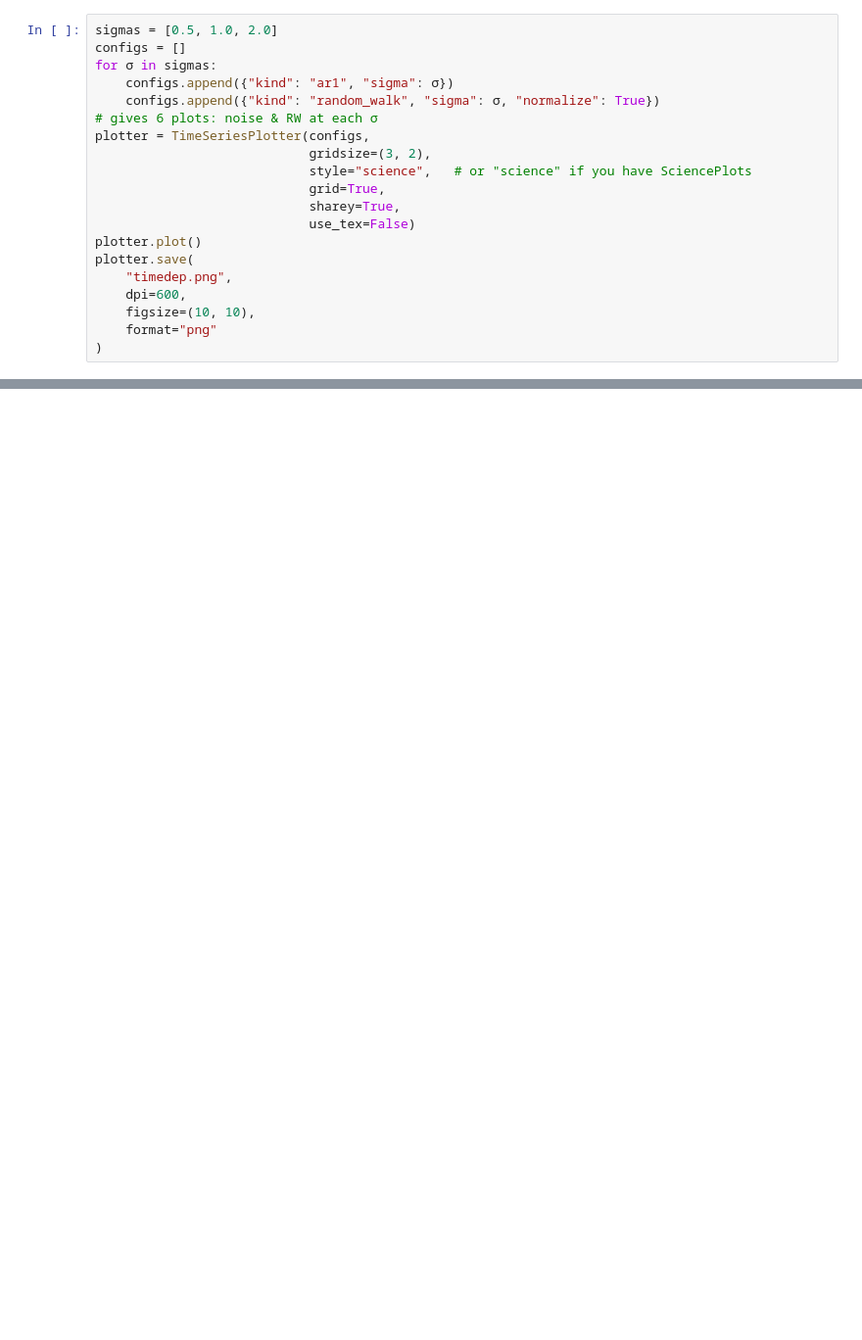
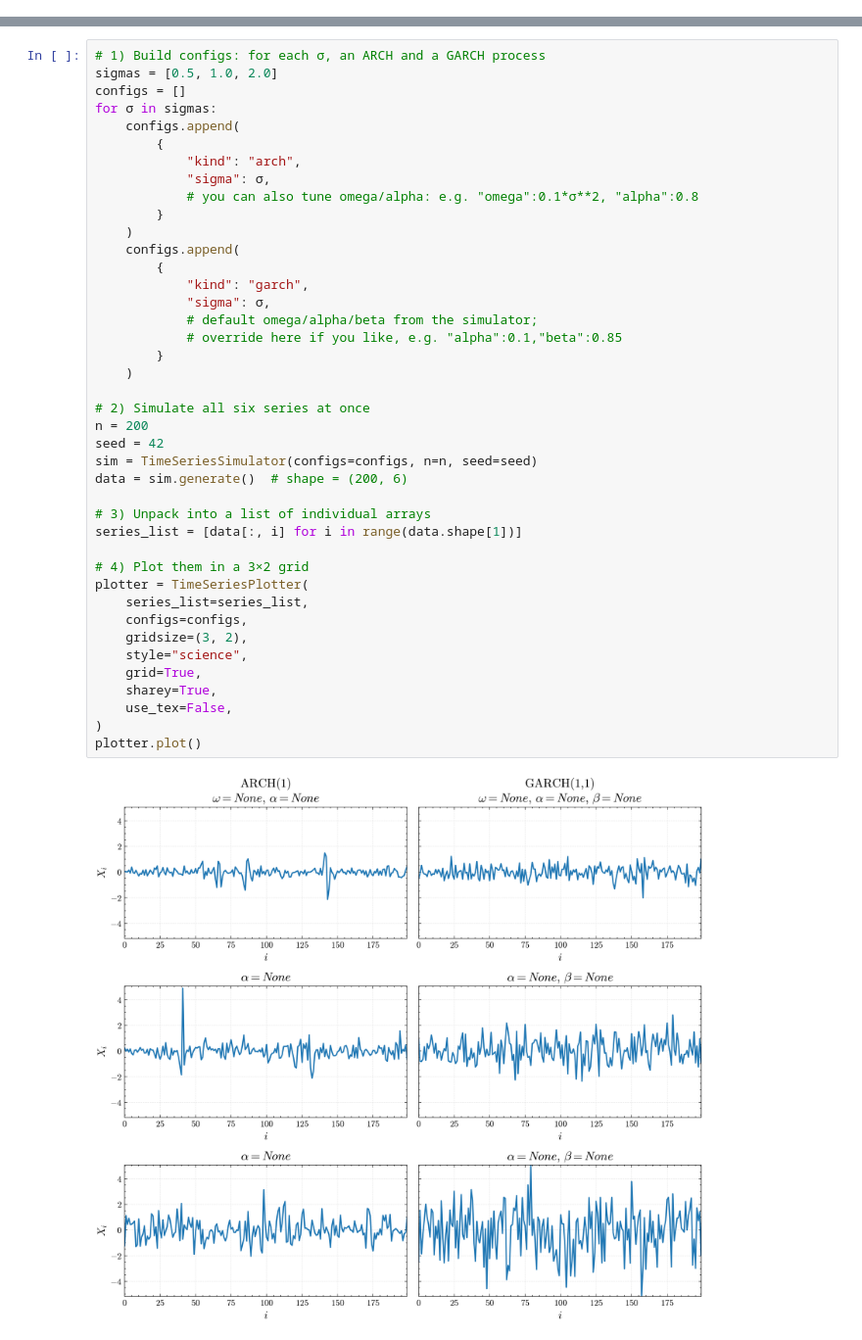
Before and after one commit to Tobias-Brock/thesis, a Jupyter notebook: notebooks/timeseries.ipynb, the cells around one changed output, grey strips where cells are left out. Shown at 98% size. Drawn from its saved outputs; the diff is of its cells as text; blank space fills up the shorter version.

```diff
--- a/notebooks/timeseries.ipynb
+++ b/notebooks/timeseries.ipynb
@@ -25,20 +62,0 @@ plotter.save(
-# %%
-sigmas = [0.5, 1.0, 2.0]
-configs = []
-for σ in sigmas:
-    configs.append({"kind": "ar1", "sigma": σ})
-    configs.append({"kind": "random_walk", "sigma": σ, "normalize": True})
-# gives 6 plots: noise & RW at each σ
-plotter = TimeSeriesPlotter(configs,
-                            gridsize=(3, 2),
-                            style="science",   # or "science" if you have SciencePlots
-                            grid=True,
-                            sharey=True,
-                            use_tex=False)
-plotter.plot()
-plotter.save(
-    "timedep.png",
-    dpi=600,
-    figsize=(10, 10),
-    format="png"
-)
@@ -61,0 +87,43 @@ plotter.save(
+# %%
+# 1) Build configs: for each σ, an ARCH and a GARCH process
+sigmas = [0.5, 1.0, 2.0]
+configs = []
+for σ in sigmas:
+    configs.append(
+        {
+            "kind": "arch",
+            "sigma": σ,
+            # you can also tune omega/alpha: e.g. "omega":0.1*σ**2, "alpha":0.8
+        }
+    )
+    configs.append(
+        {
+            "kind": "garch",
+            "sigma": σ,
+            # default omega/alpha/beta from the simulator;
+            # override here if you like, e.g. "alpha":0.1,"beta":0.85
+        }
+    )
+
+# 2) Simulate all six series at once
+n = 200
+seed = 42
+sim = TimeSeriesSimulator(configs=configs, n=n, seed=seed)
+data = sim.generate()  # shape = (200, 6)
+
+# 3) Unpack into a list of individual arrays
+series_list = [data[:, i] for i in range(data.shape[1])]
+
+# 4) Plot them in a 3×2 grid
+plotter = TimeSeriesPlotter(
+    series_list=series_list,
+    configs=configs,
+    gridsize=(3, 2),
+    style="science",
+    grid=True,
+    sharey=True,
+    use_tex=False,
+)
+plotter.plot()
+# %% [output]
+[figure, added]
```
Also changed, not shown: parts of 8 cells of this notebook, 29 other files.
